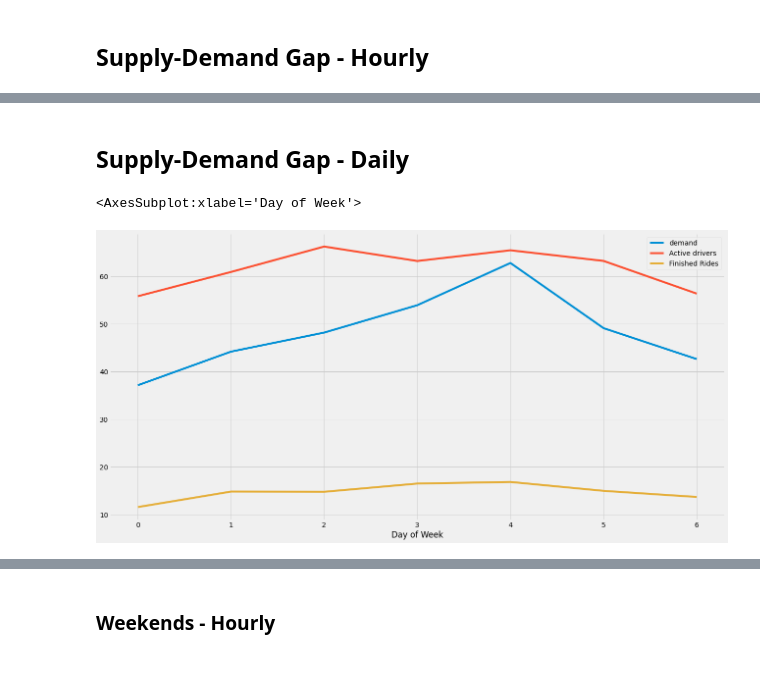
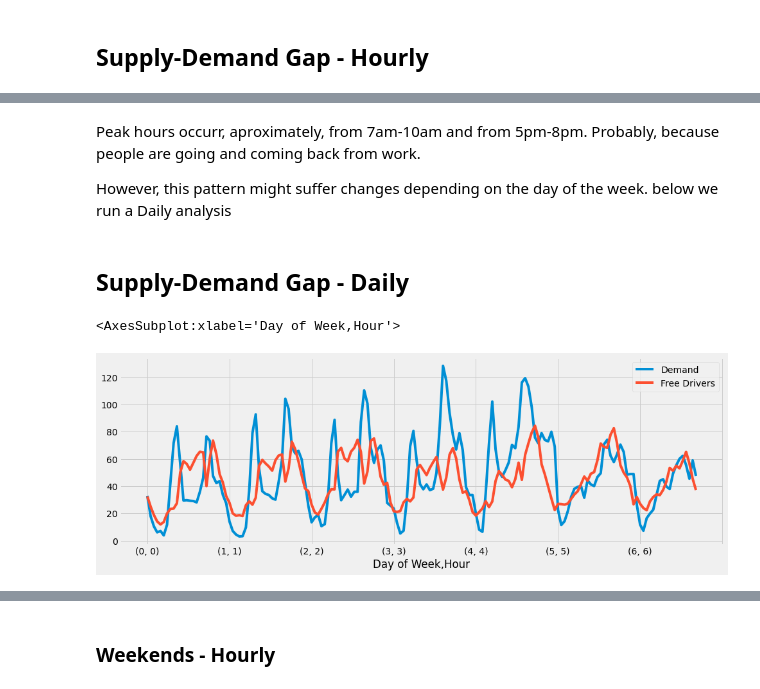
Before and after one commit to jlousada315/bolt-test, a Jupyter notebook: bolt-jl.ipynb, the cells around one changed output, grey strips where cells are left out. Saved outputs shown, nothing was run; the diff lists cells and outputs as text; code cells hidden in the pictures.

```diff
--- a/bolt-jl.ipynb
+++ b/bolt-jl.ipynb
@@ -31,0 +39,23 @@ We define supply as the # of trips that are finished
+# %%
+# joining the table to see both supply & demand in one df
+supply = supply.set_index('Date')
+demand = demand.set_index('Date')
+
+sd = pd.concat([supply, demand], axis=1, join="inner")
+sd = sd.fillna(0)
+sd.reset_index(inplace=True)
+# %%
+sd['Date'] = pd.to_datetime(sd['Date'])
+sd['Hour'] = sd['Date'].dt.hour
+sd["Day of Week"] = sd['Date'].dt.dayofweek
+sd["Is Weekend"] = sd['Date'].dt.dayofweek > 4
+sd['Is Holyday'] = sd['Date'] > '2016-12-12'
+sd['Date'] = sd['Date'].dt.date
+
+sd['Demand'] = sd['People saw 0 cars (unique)'] + sd['People saw +1 cars (unique)']
+busy_ratio = (sd['Has booking (h)'] / sd['Online (h)'])
+sd['Free Drivers'] = sd['Active drivers'] * (1-busy_ratio)
+
+#supply['Online time per driver'] = supply['Online (h)'] / supply['Active drivers']
+#supply['Booking time per driver'] = supply['Has booking (h)'] / supply['Active drivers']
+#supply['Waiting time per driver'] = supply['Waiting for booking (h)'] / supply['Active drivers']
@@ -150,9 +149,12 @@ supply.groupby('Hour')['Finished Rides'].mean().plot(legend=True)
+# %% [markdown]
+Peak hours occurr, aproximately, from 7am-10am and from 5pm-8pm. Probably, because people are going and coming back from work.
+
+However, this pattern might suffer changes depending on the day of the week. below we run a Daily analysis
 # %% [markdown]
 ## Supply-Demand Gap - Daily
 # %%
-demand.groupby('Day of Week')['demand'].mean().plot(legend=True, figsize=(15,5))
-supply.groupby('Day of Week')['Active drivers'].mean().plot(legend=True)
-supply.groupby('Day of Week')['Finished Rides'].mean().plot(legend=True)
+sd.groupby(['Day of Week','Hour'])['Demand'].mean().plot(legend=True, figsize=(15,5))
+sd.groupby(['Day of Week','Hour'])['Free Drivers'].mean().plot(legend=True)
 # %% [output]
-<AxesSubplot:xlabel='Day of Week'>
+<AxesSubplot:xlabel='Day of Week,Hour'>
-[figure, old version]
+[figure, new version]
```
Also changed, not shown: parts of 43 cells of this notebook.
